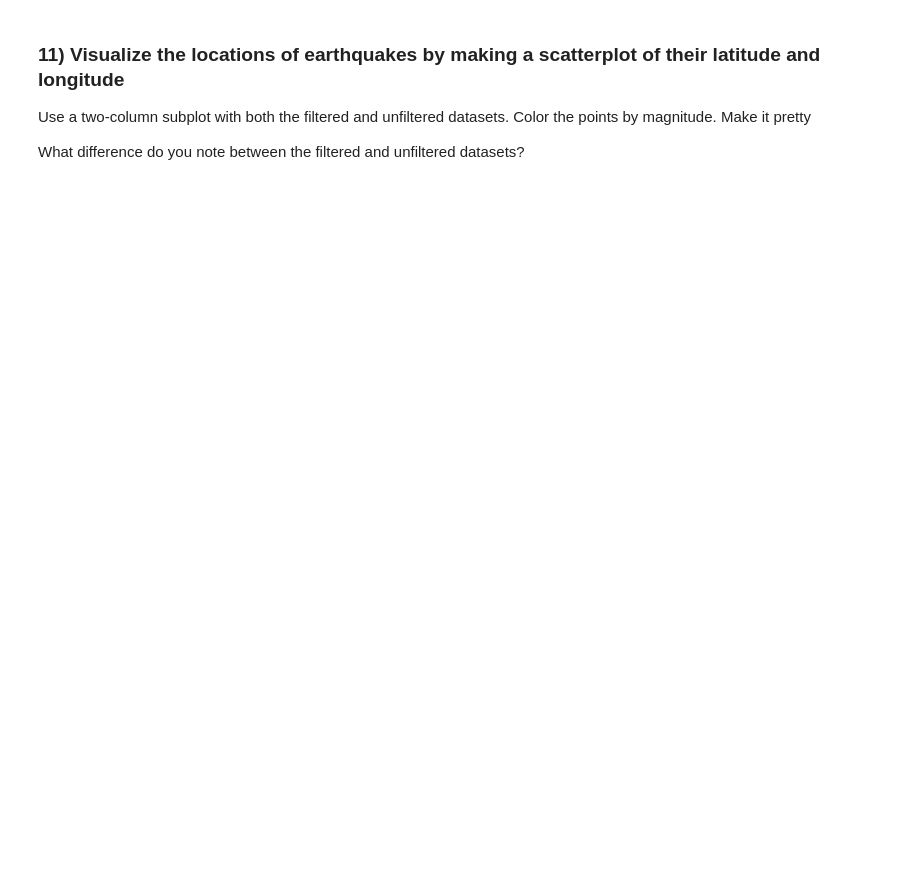
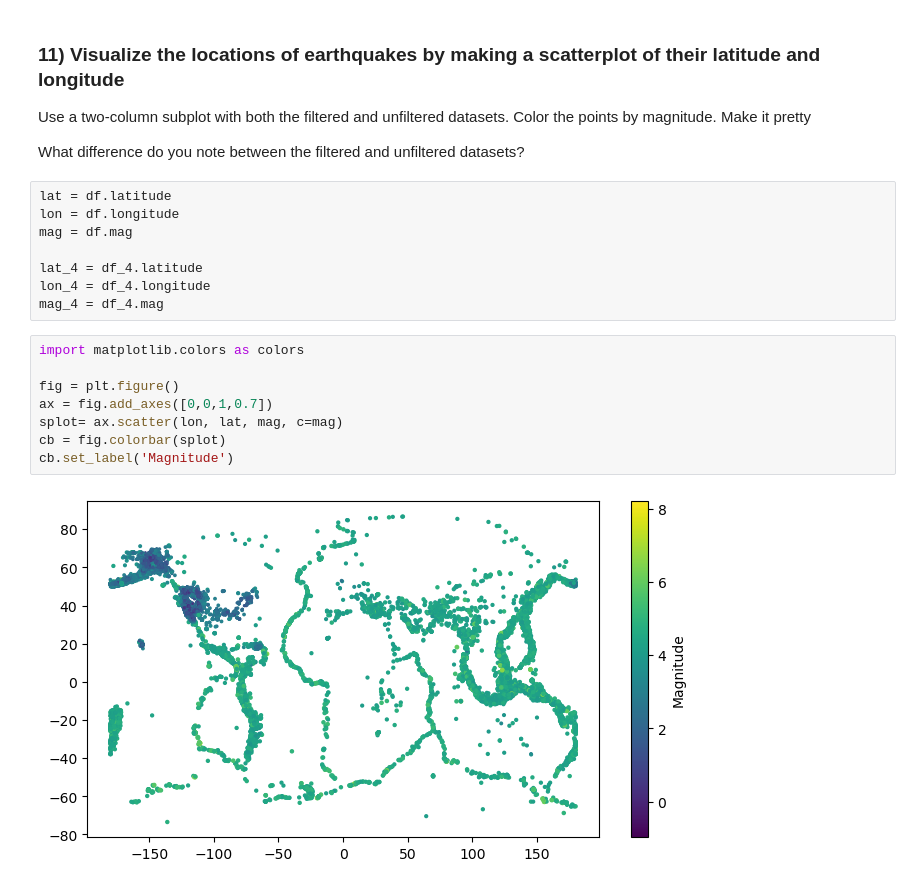
Before and after one commit to ApolloniaArellano/Assignments, a Jupyter notebook: hw5.ipynb, the cells around one changed output. Cells and saved outputs as stored; diff of their text form; blank space fills up the shorter version.

```diff
--- a/hw5.ipynb
+++ b/hw5.ipynb
@@ -157,3 +210,21 @@ Use a Logarithmic scale. What sort of relationship do you see?
 Use a two-column subplot with both the filtered and unfiltered datasets. Color the points by magnitude. Make it pretty
 
 What difference do you note between the filtered and unfiltered datasets?
+# %%
+lat = df.latitude
+lon = df.longitude
+mag = df.mag
+
+lat_4 = df_4.latitude
+lon_4 = df_4.longitude
+mag_4 = df_4.mag
+# %%
+import matplotlib.colors as colors
+
+fig = plt.figure()
+ax = fig.add_axes([0,0,1,0.7])
+splot= ax.scatter(lon, lat, mag, c=mag)
+cb = fig.colorbar(splot)
+cb.set_label('Magnitude')
+# %% [output]
+[figure, added]
```
Also changed, not shown: parts of 7 cells of this notebook.
